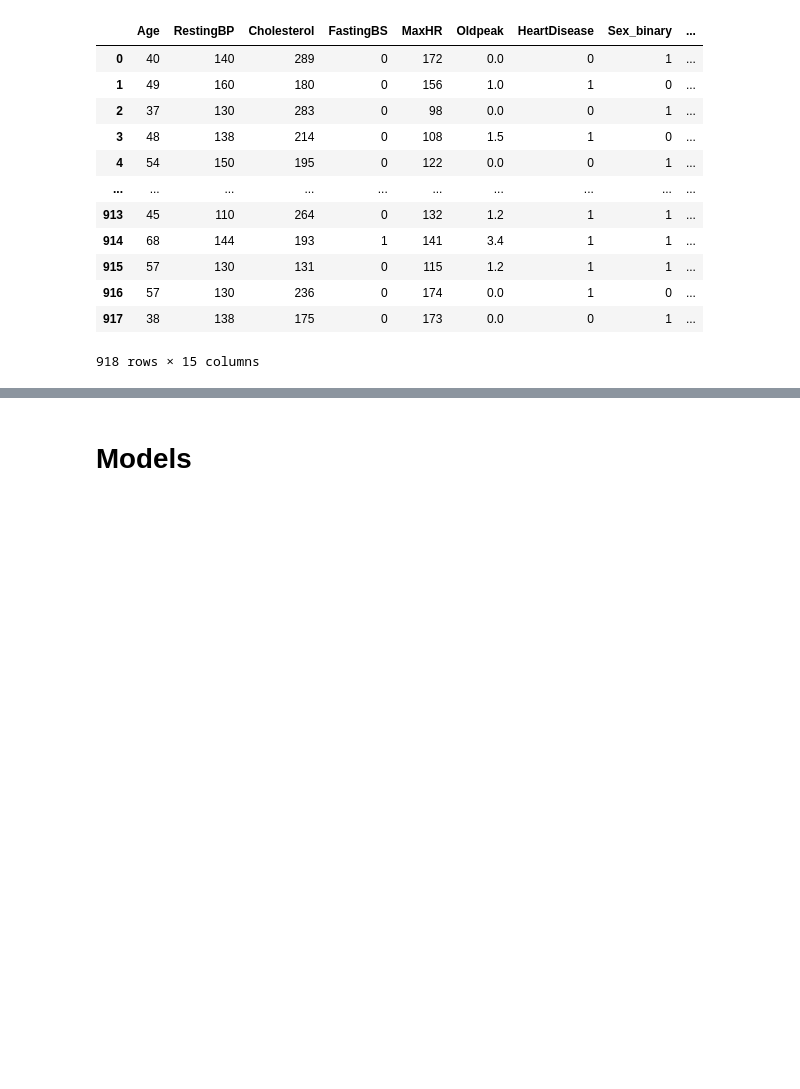
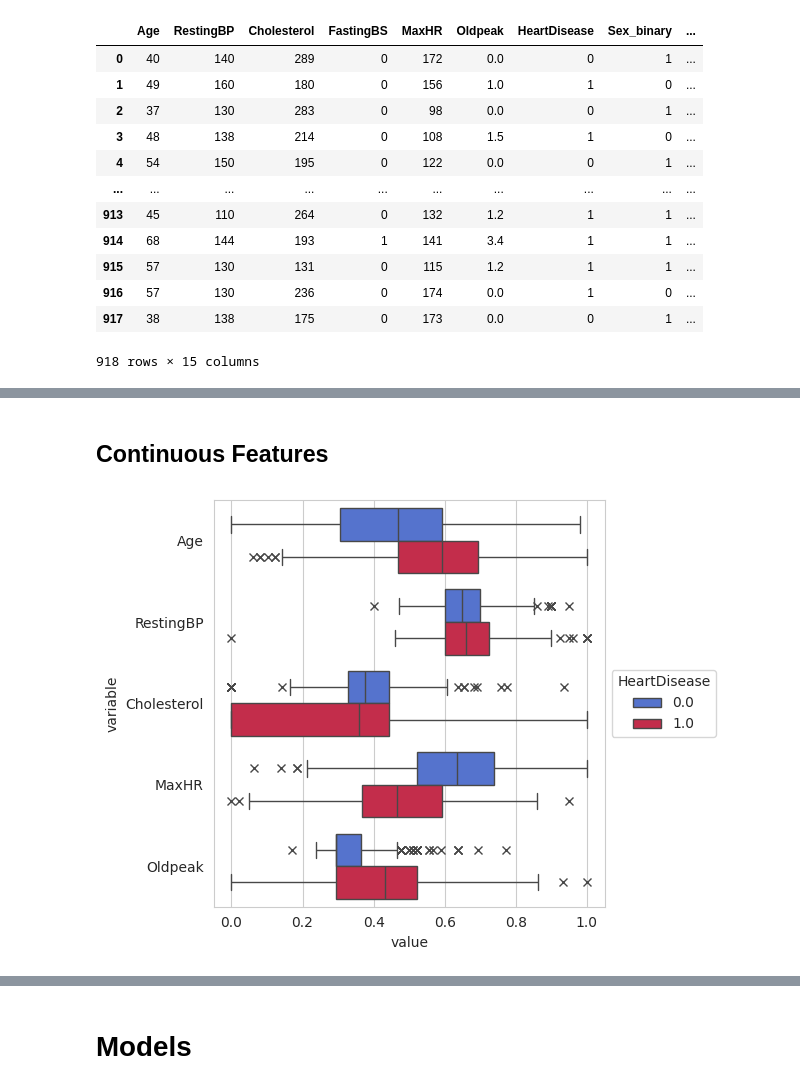
Before and after one commit to g-vaughan/classic_machine_learning, a Jupyter notebook: predicting_heart_failure.ipynb, the cells around one changed output, grey strips where cells are left out. Saved outputs shown, nothing was run; the diff lists cells and outputs as text; code cells hidden in the pictures; blank space fills up the shorter version.

```diff
--- a/predicting_heart_failure.ipynb
+++ b/predicting_heart_failure.ipynb
@@ -301,0 +422,17 @@ sns.heatmap(df.corr(), annot=True, fmt=".1f")
+# %% [markdown]
+## Continuous Features
+# %%
+# Select Features
+continuous_features = [col for col in df.columns if col != 'HeartDisease' and df[col].nunique() > 3] + ['HeartDisease']
+
+# Format DataFrame
+df_boxplot = pd.DataFrame(MinMaxScaler().fit_transform(df), columns=df.columns)[continuous_features]
+df_long = df_boxplot.melt(id_vars=['HeartDisease'])
+
+# Plot and format boxplot
+ax = sns.boxplot(data=df_long, x="value", y="variable", orient="h", palette=palette, hue="HeartDisease", flierprops={"marker": "x"},)
+ax.legend(loc='center left', bbox_to_anchor=(1, 0.5), title='HeartDisease')
+plt.tight_layout()
+plt.show()
+# %% [output]
+[figure, added]
```
Also changed, not shown: parts of 90 cells of this notebook.
